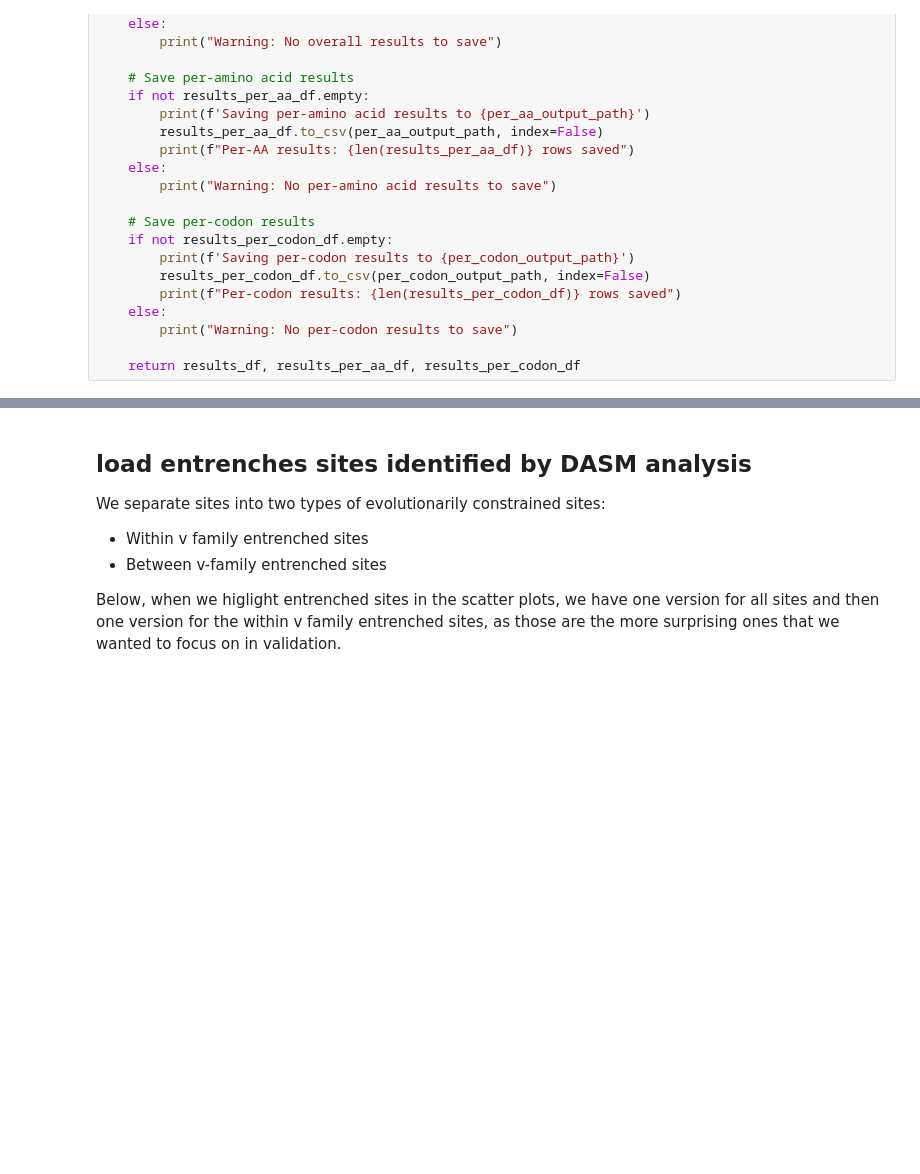
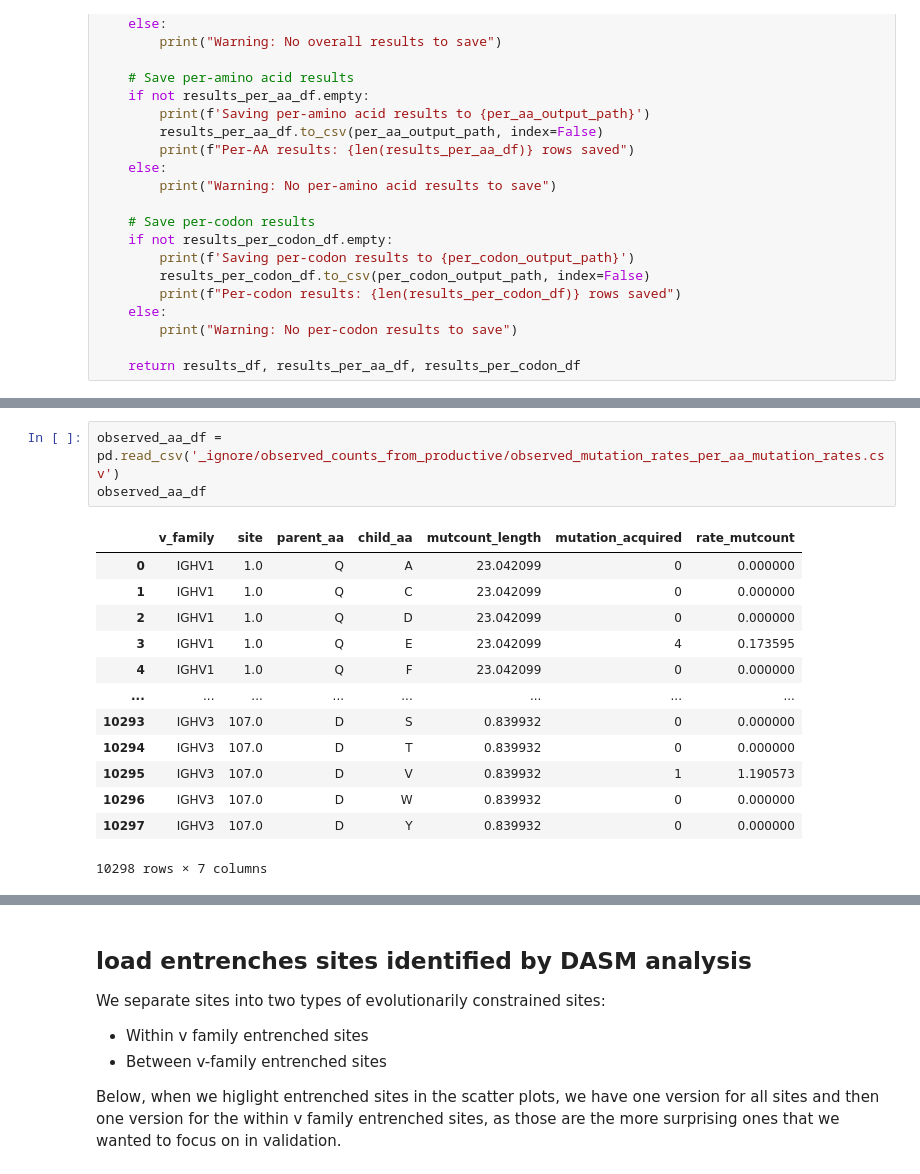
Before and after one commit to matsengrp/dasm-epistasis-experiments, a Jupyter notebook: rates_analysis_productive_w_thrifty.ipynb, the cells around one changed output, grey strips where cells are left out. Drawn from its saved outputs; the diff is of its cells as text; blank space fills up the shorter version.

```diff
--- a/rates_analysis_productive_w_thrifty.ipynb
+++ b/rates_analysis_productive_w_thrifty.ipynb
@@ -953,0 +954,17 @@ Per-codon results: 6246 rows saved
+# %%
+observed_aa_df = pd.read_csv('_ignore/observed_counts_from_productive/observed_mutation_rates_per_aa_mutation_rates.csv')
+observed_aa_df
+# %% [output]
+|  | v_family | site | parent_aa | child_aa | mutcount_length | mutation_acquired | rate_mutcount |
+| 0 | IGHV1 | 1.0 | Q | A | 23.042099 | 0 | 0.000000 |
+| 1 | IGHV1 | 1.0 | Q | C | 23.042099 | 0 | 0.000000 |
+| 2 | IGHV1 | 1.0 | Q | D | 23.042099 | 0 | 0.000000 |
+| 3 | IGHV1 | 1.0 | Q | E | 23.042099 | 4 | 0.173595 |
+| 4 | IGHV1 | 1.0 | Q | F | 23.042099 | 0 | 0.000000 |
+| ... | ... | ... | ... | ... | ... | ... | ... |
+| 10293 | IGHV3 | 107.0 | D | S | 0.839932 | 0 | 0.000000 |
+| 10294 | IGHV3 | 107.0 | D | T | 0.839932 | 0 | 0.000000 |
+| 10295 | IGHV3 | 107.0 | D | V | 0.839932 | 1 | 1.190573 |
+| 10296 | IGHV3 | 107.0 | D | W | 0.839932 | 0 | 0.000000 |
+| 10297 | IGHV3 | 107.0 | D | Y | 0.839932 | 0 | 0.000000 |
+10298 rows × 7 columns
```
Also changed, not shown: parts of 36 cells of this notebook.
